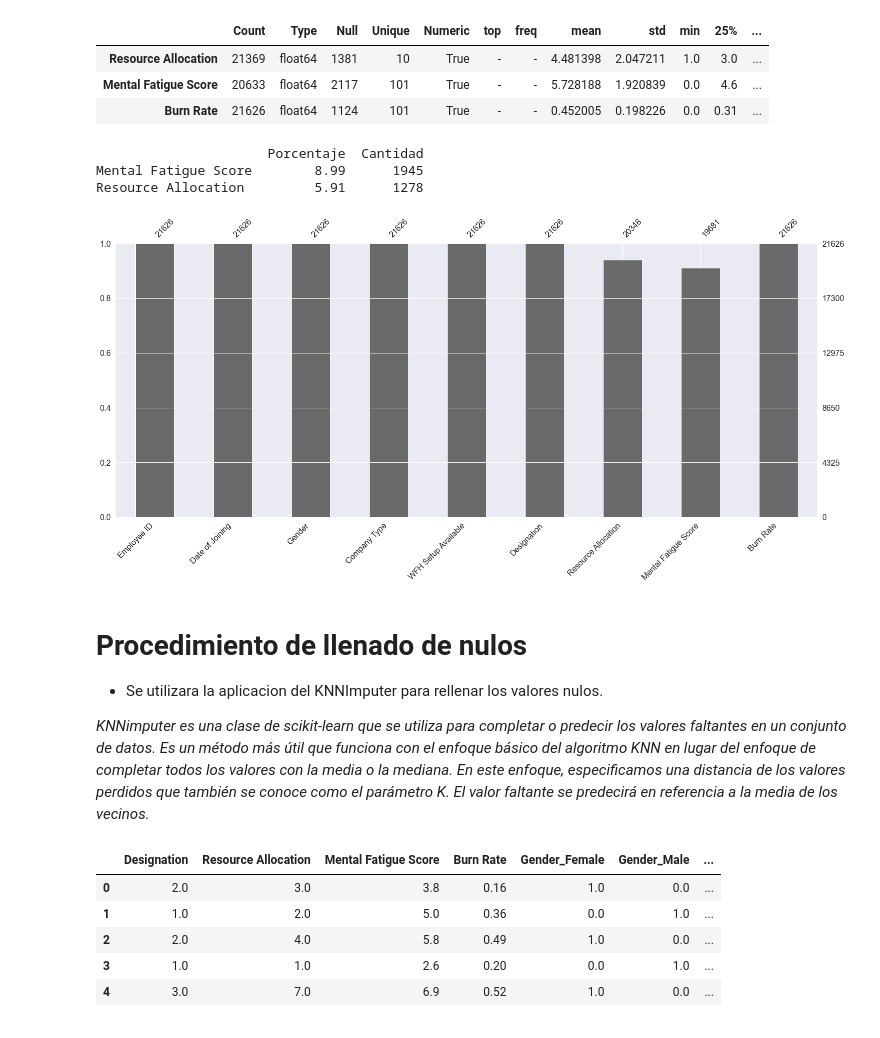
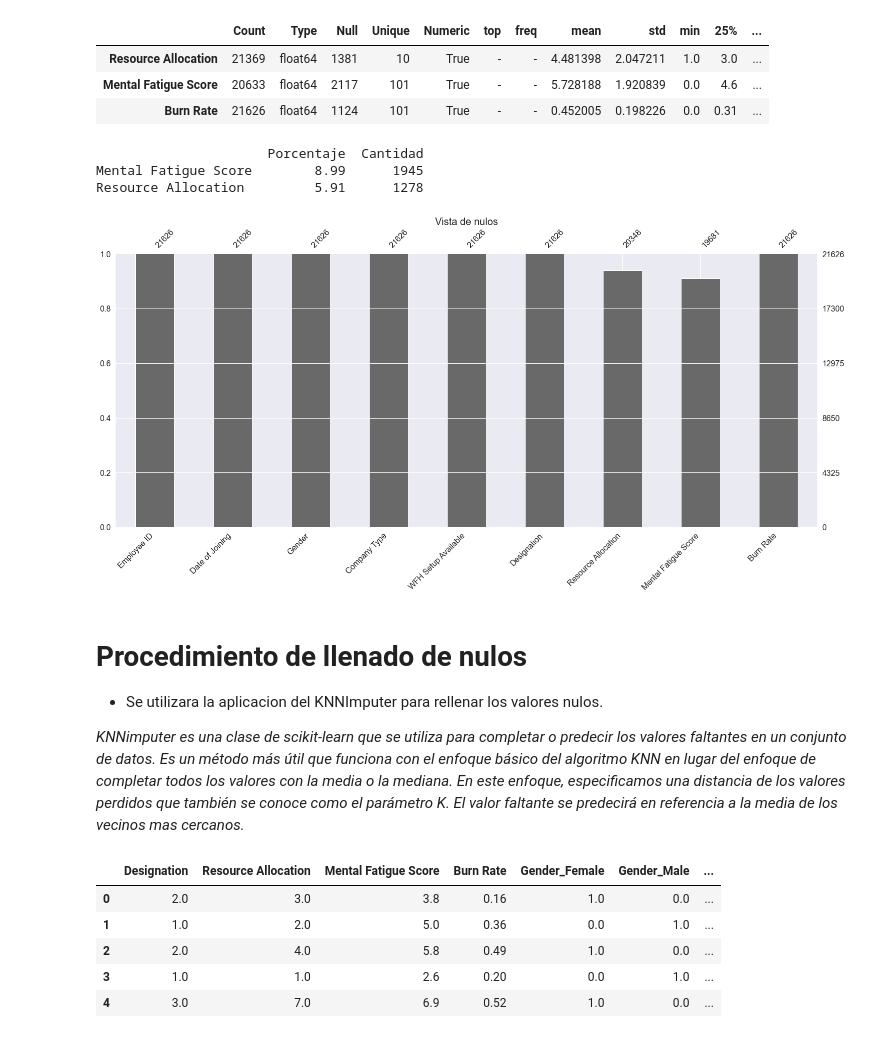
Before and after one commit to 11Feldman/BurnRate, a Jupyter notebook: ProyectoFinalFeldmanConstanzoDelgado.ipynb, the cells around one changed output. Drawn from its saved outputs; the diff is of its cells as text; code cells hidden in the pictures.

```diff
--- a/ProyectoFinalFeldmanConstanzoDelgado.ipynb
+++ b/ProyectoFinalFeldmanConstanzoDelgado.ipynb
@@ -156,23 +141,23 @@ df.dropna(subset=['Burn Rate'],inplace=True)
 dff = df.drop(['Date of Joining','Employee ID'],axis=1)
 # %%
-# Vista de los valores nulos, columnas segun cantidad y porcentaje del total de observaciones del dataset
-msno.bar(df);
+# Vista de los valores nulos, columnas segun cantidad y porcentaje del total de observaciones del dataset.
+msno.bar(df).set(title='Vista de nulos');
 valores_perdidos = pd.DataFrame({
     'Porcentaje': round(df.isnull().sum() * 100 / len(df),2),
     'Cantidad':df.isnull().sum()
 }).sort_values(by='Cantidad',ascending=False)
 print(valores_perdidos[ (valores_perdidos.Cantidad > 0) ])
 # %% [output]
                       Porcentaje  Cantidad
 Mental Fatigue Score        8.99      1945
 Resource Allocation         5.91      1278
-[figure, old version]
+[figure, new version]
 # %% [markdown]
 # Procedimiento de llenado de nulos
 
 * Se utilizara la aplicacion del KNNImputer para rellenar los valores nulos.
 
-*KNNimputer es una clase de scikit-learn que se utiliza para completar o predecir los valores faltantes en un conjunto de datos. Es un método más útil que funciona con el enfoque básico del algoritmo KNN en lugar del enfoque de completar todos los valores con la media o la mediana. En este enfoque, especificamos una distancia de los valores perdidos que también se conoce como el parámetro K. El valor faltante se predecirá en referencia a la media de los vecinos.*
+*KNNimputer es una clase de scikit-learn que se utiliza para completar o predecir los valores faltantes en un conjunto de datos. Es un método más útil que funciona con el enfoque básico del algoritmo KNN en lugar del enfoque de completar todos los valores con la media o la mediana. En este enfoque, especificamos una distancia de los valores perdidos que también se conoce como el parámetro K. El valor faltante se predecirá en referencia a la media de los vecinos mas cercanos.*
 # %%
 # funcion para aplicacion de one hot encoding, standarizacion de valores y rellenado de nulos con KNNImputer
 
```
Also changed, not shown: parts of 31 cells of this notebook.
